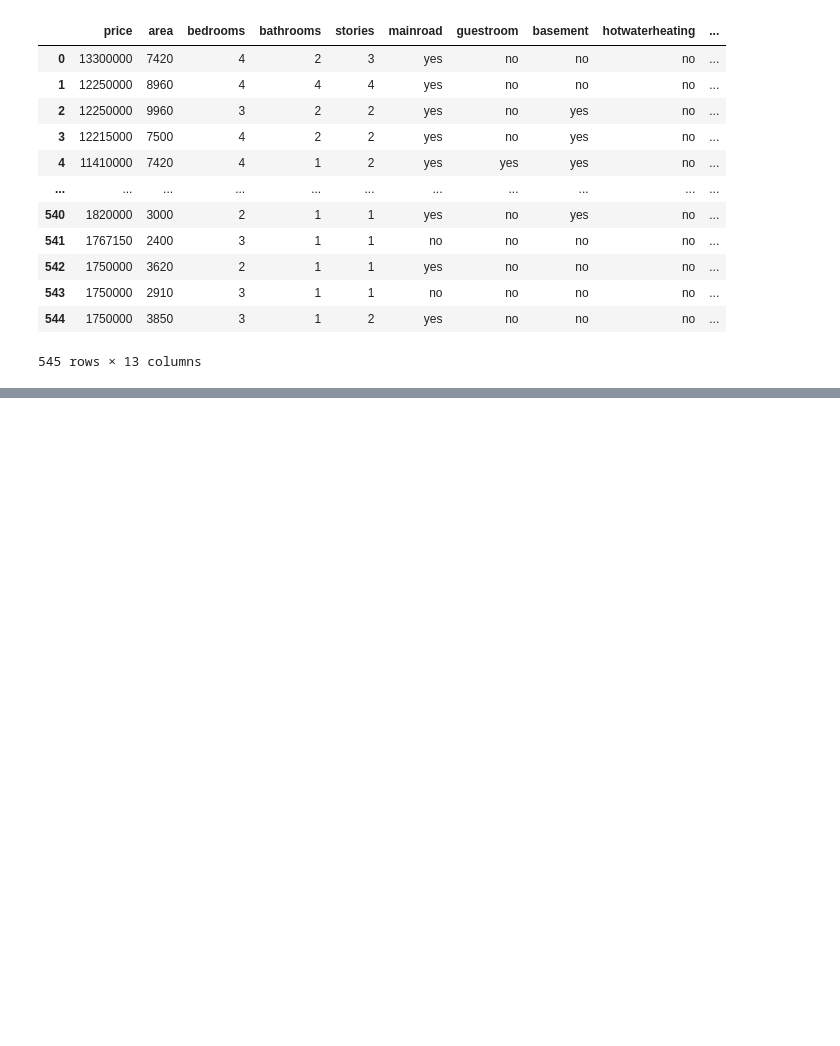
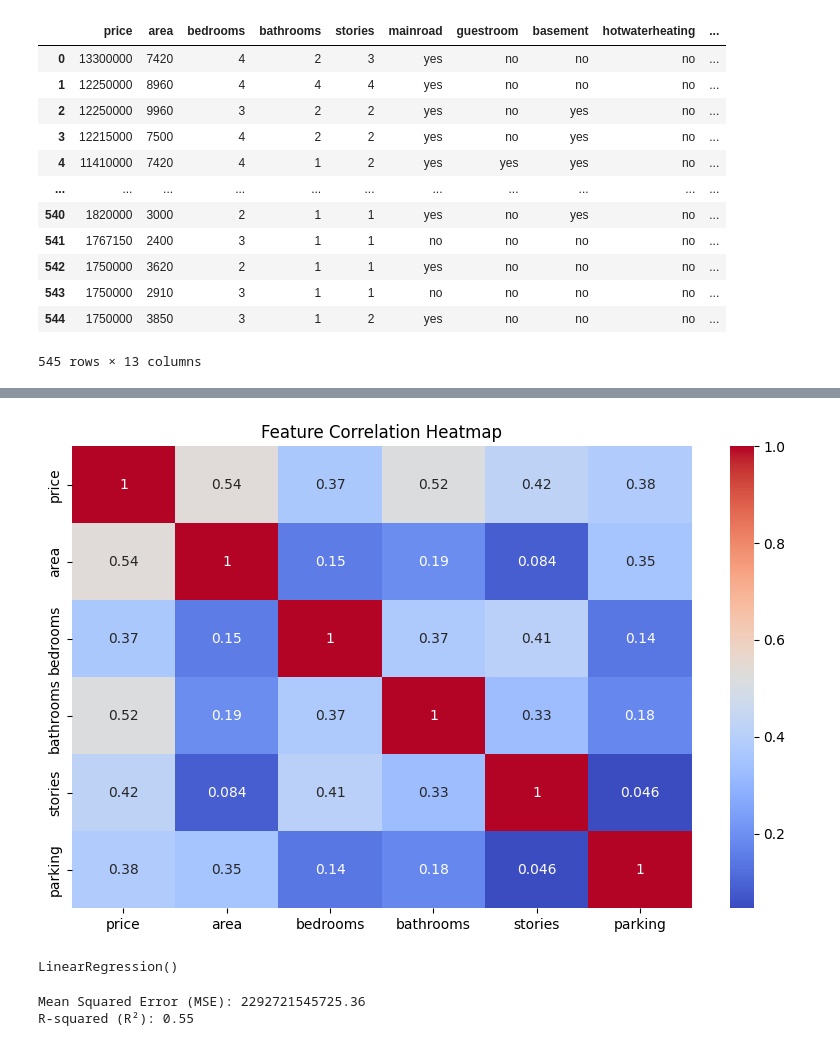
Before and after one commit to DEVang0876/Oasis, a Jupyter notebook: week3/House price Prediction/house_price_predicion.ipynb, the cells around one changed output, grey strips where cells are left out. Saved outputs shown, nothing was run; the diff lists cells and outputs as text; code cells hidden in the pictures; blank space fills up the shorter version.

```diff
--- a/week3/House price Prediction/house_price_predicion.ipynb
+++ b/week3/House price Prediction/house_price_predicion.ipynb
@@ -25,0 +49,16 @@ df
+# %%
+
+df = df.dropna()
+# %%
+# Step 5: Feature Selection
+# Select numerical features for simplicity
+numerical_features = df.select_dtypes(include=[np.number])
+correlation = numerical_features.corr()
+# %%
+# Plot correlation heatmap
+plt.figure(figsize=(10, 6))
+sns.heatmap(correlation, annot=True, cmap='coolwarm')
+plt.title('Feature Correlation Heatmap')
+plt.show()
+# %% [output]
+[figure, added]
@@ -25,0 +77,8 @@ df
+# %%
+from sklearn.linear_model import LinearRegression
+
+# Step 7: Train Linear Regression Model
+model = LinearRegression()
+model.fit(X_train, y_train)
+# %% [output]
+LinearRegression()
@@ -25,0 +88,12 @@ df
+# %%
+from sklearn.metrics import mean_squared_error, r2_score
+
+# Step 9: Evaluation
+mse = mean_squared_error(y_test, y_pred)
+r2 = r2_score(y_test, y_pred)
+
+print(f"Mean Squared Error (MSE): {mse:.2f}")
+print(f"R-squared (R²): {r2:.2f}")
+# %% [output]
+Mean Squared Error (MSE): 2292721545725.36
+R-squared (R²): 0.55
```
Also changed, not shown: parts of 6 cells of this notebook.
